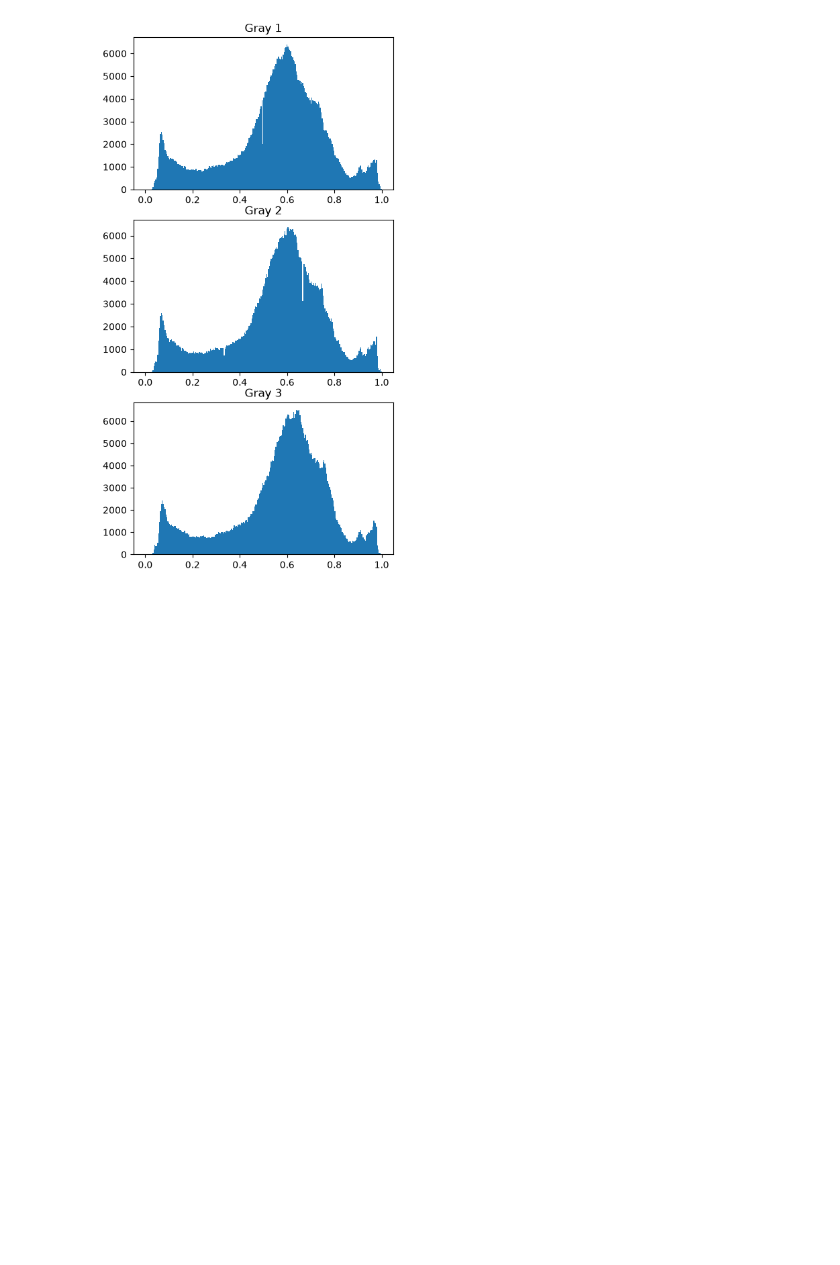
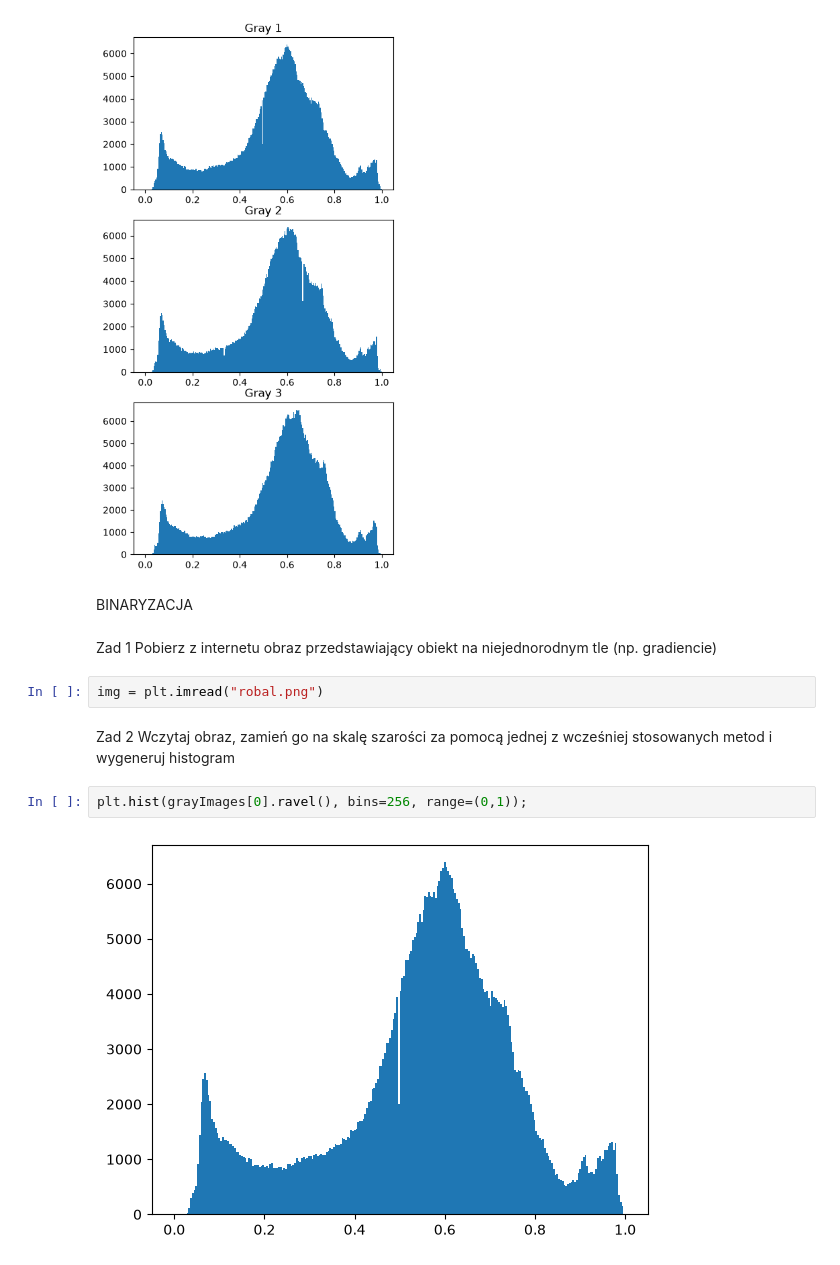
Before and after one commit to Przekazmierczak/university, a Jupyter notebook: dane/Lab4/Lab4.ipynb, the cells around one changed output. Cells and saved outputs as stored; diff of their text form; blank space fills up the shorter version.

```diff
--- a/dane/Lab4/Lab4.ipynb
+++ b/dane/Lab4/Lab4.ipynb
@@ -188,3 +191,17 @@ plt.show()
 # %% [output]
 [figure]
 [figure]
+# %% [markdown]
+BINARYZACJA
+# %% [markdown]
+Zad 1
+Pobierz z internetu obraz przedstawiający obiekt na niejednorodnym tle (np. gradiencie)
+# %%
+img = plt.imread("robal.png")
+# %% [markdown]
+Zad 2
+Wczytaj obraz, zamień go na skalę szarości za pomocą jednej z wcześniej stosowanych metod i wygeneruj histogram
+# %%
+plt.hist(grayImages[0].ravel(), bins=256, range=(0,1));
+# %% [output]
+[figure, added]
```
Also changed, not shown: parts of 8 cells of this notebook.
